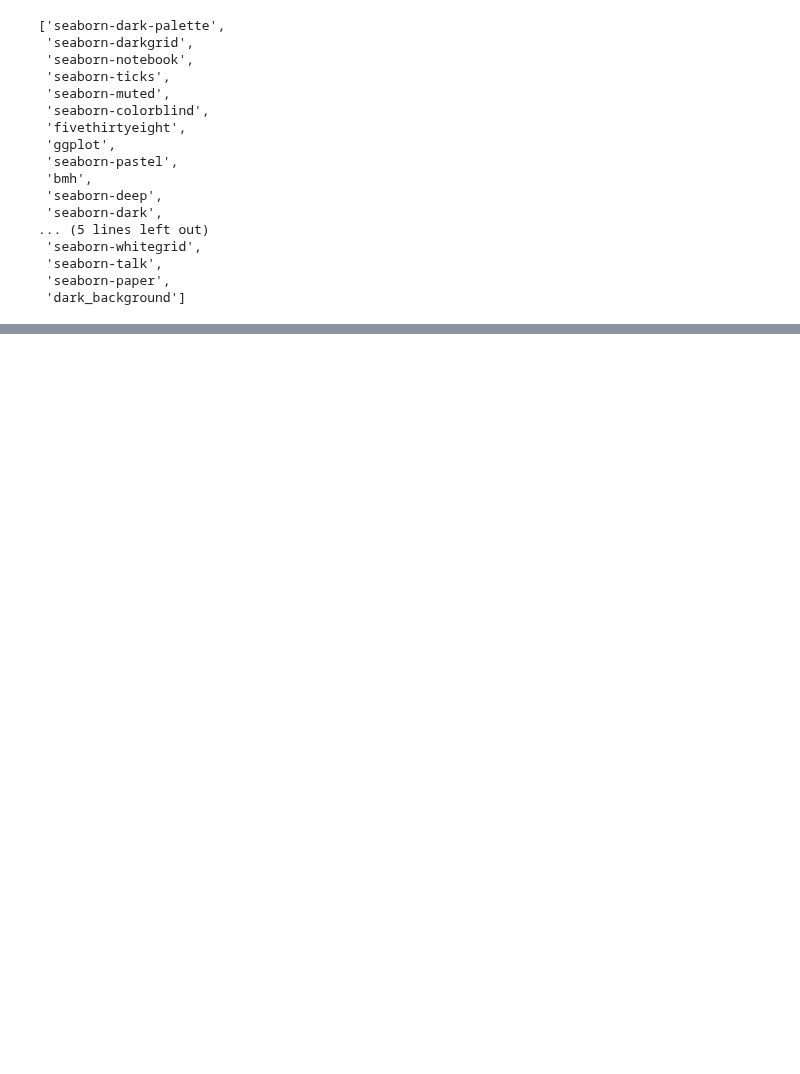
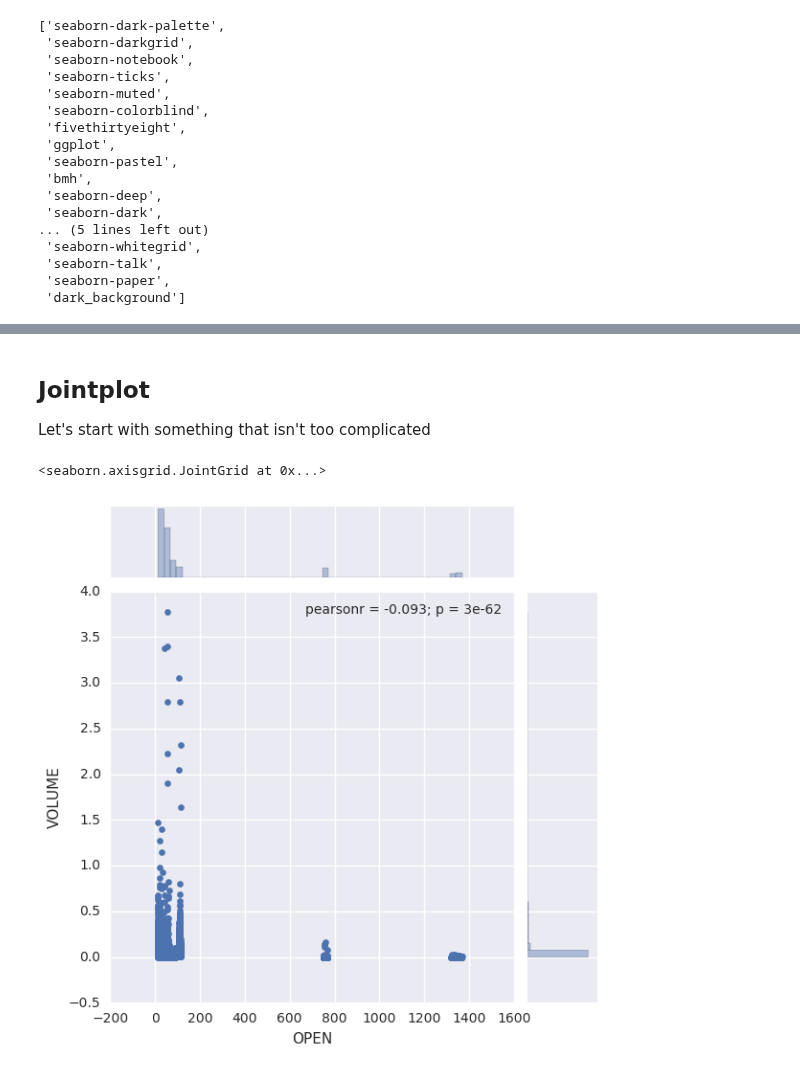
Before and after one commit to DaveBackus/Data_Bootcamp, a Jupyter notebook: Code/IPython/bootcamp_advgraphics_seaborn.ipynb, the cells around one changed output, grey strips where cells are left out. Drawn from its saved outputs; the diff is of its cells as text; code cells hidden in the pictures; blank space fills up the shorter version.

Commit message:
more pandas plus seaborn rough draft

```diff
--- a/Code/IPython/bootcamp_advgraphics_seaborn.ipynb
+++ b/Code/IPython/bootcamp_advgraphics_seaborn.ipynb
@@ -238,0 +282,9 @@ plt.style.available
+# %% [markdown]
+## Jointplot
+
+Let's start with something that isn't too complicated
+# %%
+sns.jointplot(x="OPEN", y="VOLUME", data=fulldata)
+# %% [output]
+<seaborn.axisgrid.JointGrid at 0x...>
+[figure, added]
```
Also changed, not shown: parts of 38 cells of this notebook, 2 other files.
